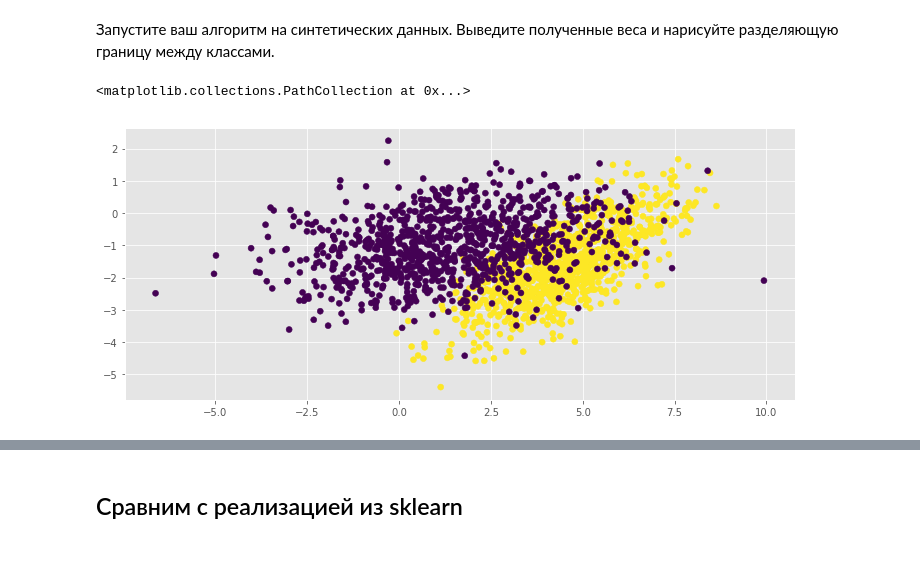
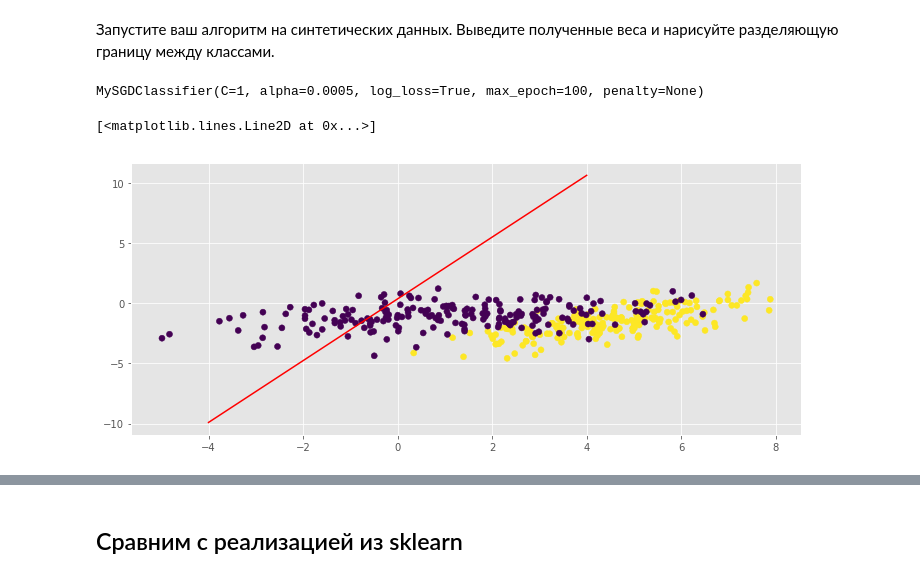
Before and after one commit to AndrewLrrr/otus-big-data, a Jupyter notebook: hw3/homework.ipynb, the cells around one changed output, grey strips where cells are left out. Cells and saved outputs as stored; diff of their text form; code cells hidden in the pictures.

```diff
--- a/hw3/homework.ipynb
+++ b/hw3/homework.ipynb
@@ -120,14 +122,23 @@ np.random.seed(0)
 
 C1 = np.array([[0., -0.8], [1.5, 0.8]])
 C2 = np.array([[1., -0.7], [2., 0.7]])
-gauss1 = np.dot(np.random.randn(1000, 2) + np.array([5, 3]), C1)
-gauss2 = np.dot(np.random.randn(1000, 2) + np.array([1.5, 0]), C2)
+gauss1 = np.dot(np.random.randn(200, 2) + np.array([5, 3]), C1)
+gauss2 = np.dot(np.random.randn(200, 2) + np.array([1.5, 0]), C2)
 
 X = np.vstack([gauss1, gauss2])
-y = np.r_[np.ones(1000), np.zeros(1000)]
+y = np.r_[np.ones(200), np.zeros(200)]
 
-plt.scatter(X[:,0], X[:,1], c=y)
+model = MySGDClassifier(max_epoch=100, log_loss=True)
+model.fit(X, y)
 # %% [output]
-<matplotlib.collections.PathCollection at 0x...>
+MySGDClassifier(C=1, alpha=0.0005, log_loss=True, max_epoch=100, penalty=None)
-[figure, removed]
+# %%
+x_naive = np.array([-4, 4])
+# Ax + By + C -> y = (-AX -C) / B
+y_naive = (-model.w[0] * x_naive - model.w[2] ) / model.w[1]
+plt.scatter(X[:,0], X[:,1], c=y)
+plt.plot(x_naive, y_naive, c='red', label='descision boundary naive')
+# %% [output]
+[<matplotlib.lines.Line2D at 0x...>]
+[figure, added]
 # %%
```
Also changed, not shown: parts of 4 cells of this notebook.
